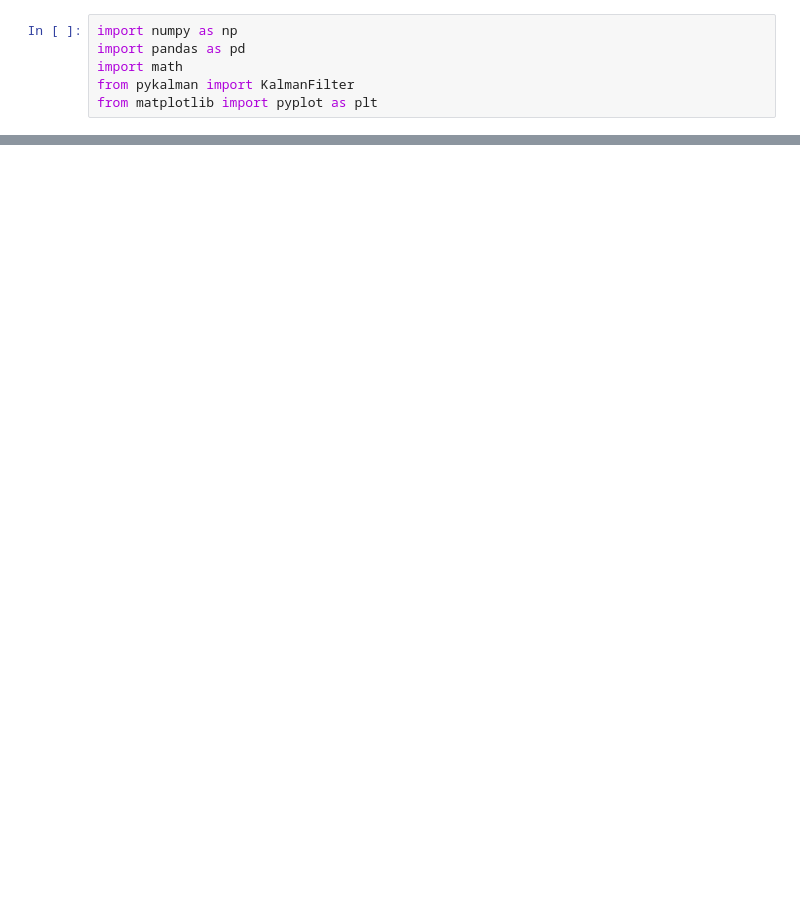
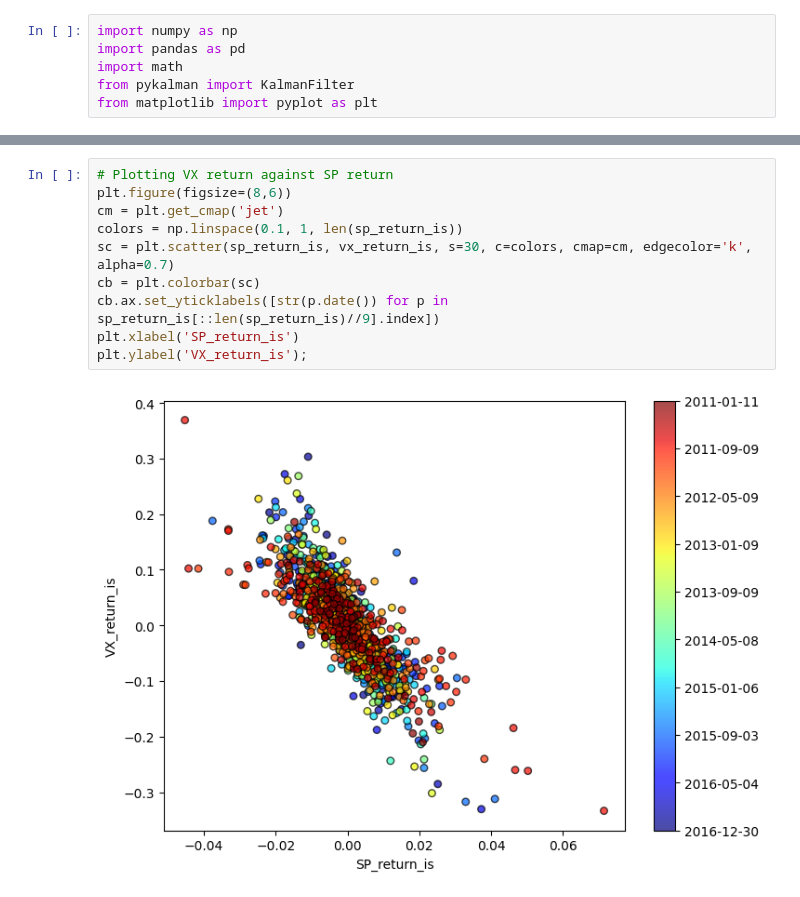
Before and after one commit to BaronVonBussin/Stuff, a Jupyter notebook: algo_trading_strategy.ipynb, the cells around one changed output, grey strips where cells are left out. Saved outputs shown, nothing was run; the diff lists cells and outputs as text; blank space fills up the shorter version.

```diff
--- a/algo_trading_strategy.ipynb
+++ b/algo_trading_strategy.ipynb
@@ -130,0 +127,12 @@ plt.show()
+# %%
+# Plotting VX return against SP return
+plt.figure(figsize=(8,6))
+cm = plt.get_cmap('jet')
+colors = np.linspace(0.1, 1, len(sp_return_is))
+sc = plt.scatter(sp_return_is, vx_return_is, s=30, c=colors, cmap=cm, edgecolor='k', alpha=0.7)
+cb = plt.colorbar(sc)
+cb.ax.set_yticklabels([str(p.date()) for p in sp_return_is[::len(sp_return_is)//9].index])
+plt.xlabel('SP_return_is')
+plt.ylabel('VX_return_is');
+# %% [output]
+[figure, added]
```
Also changed, not shown: parts of 15 cells of this notebook.
